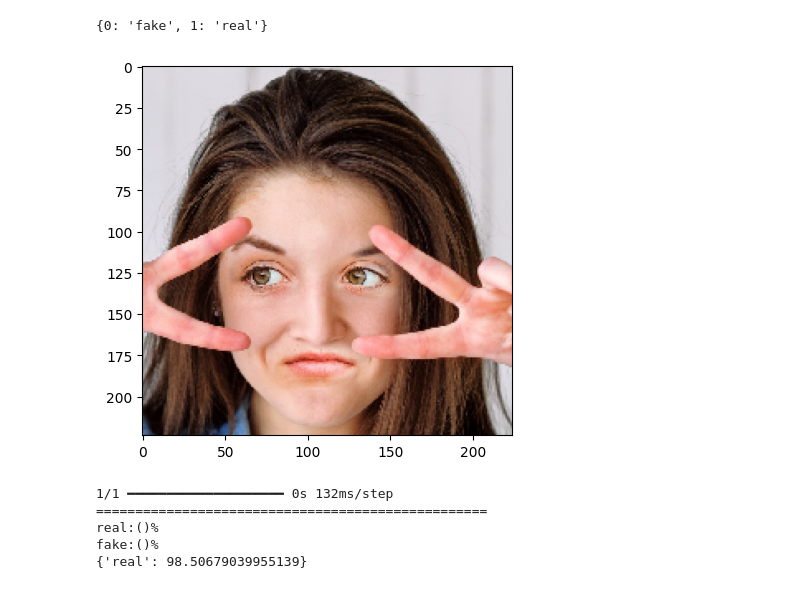
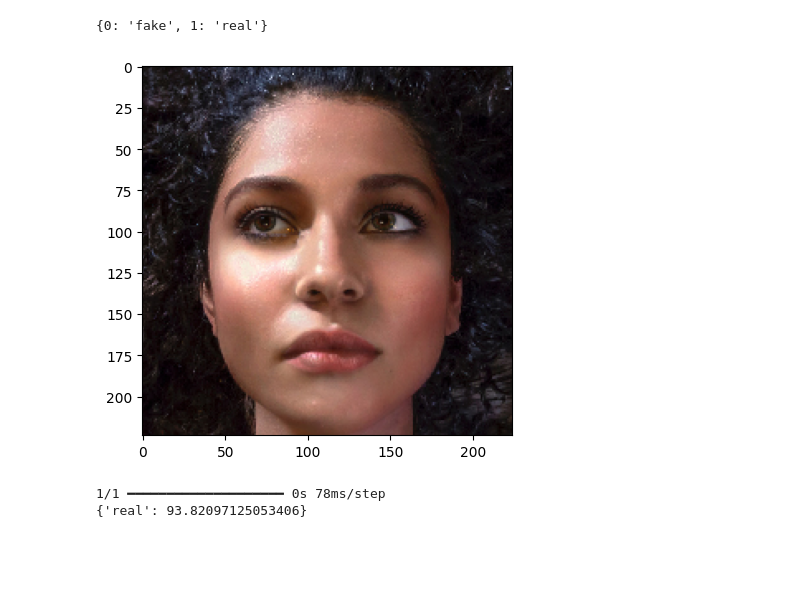
Before and after one commit to Madhu27aa/Fraud-detection, a Jupyter notebook: fraud_detection.ipynb, the cells around one changed output. Drawn from its saved outputs; the diff is of its cells as text; code cells hidden in the pictures; blank space fills up the shorter version.

```diff
--- a/fraud_detection.ipynb
+++ b/fraud_detection.ipynb
@@ -161,12 +161,9 @@ def predict_image(imgname, from_test_dir):
   return final_result
 # %%
 
-final_result1 = predict_image("/root/.cache/kagglehub/datasets/uditsharma72/real-vs-fake-faces/versions/4/fake/easy_111_1101.jpg", False)  # Assuming 'real_00001.jpg' is in the dataset folder
+final_result1 = predict_image("/root/.cache/kagglehub/datasets/uditsharma72/real-vs-fake-faces/versions/4/real/real_00006.jpg", True)  # Assuming 'real_00001.jpg' is in the dataset folder
 print(final_result1)
 # %% [output]
-[figure, old version]
+[figure, new version]
-1/1 ━━━━━━━━━━━━━━━━━━━━ 0s 132ms/step
-==================================================
-real:()%
-fake:()%
-{'real': 98.50679039955139}
+1/1 ━━━━━━━━━━━━━━━━━━━━ 0s 78ms/step
+{'real': 93.82097125053406}
```
Also changed, not shown: parts of 2 cells of this notebook.
